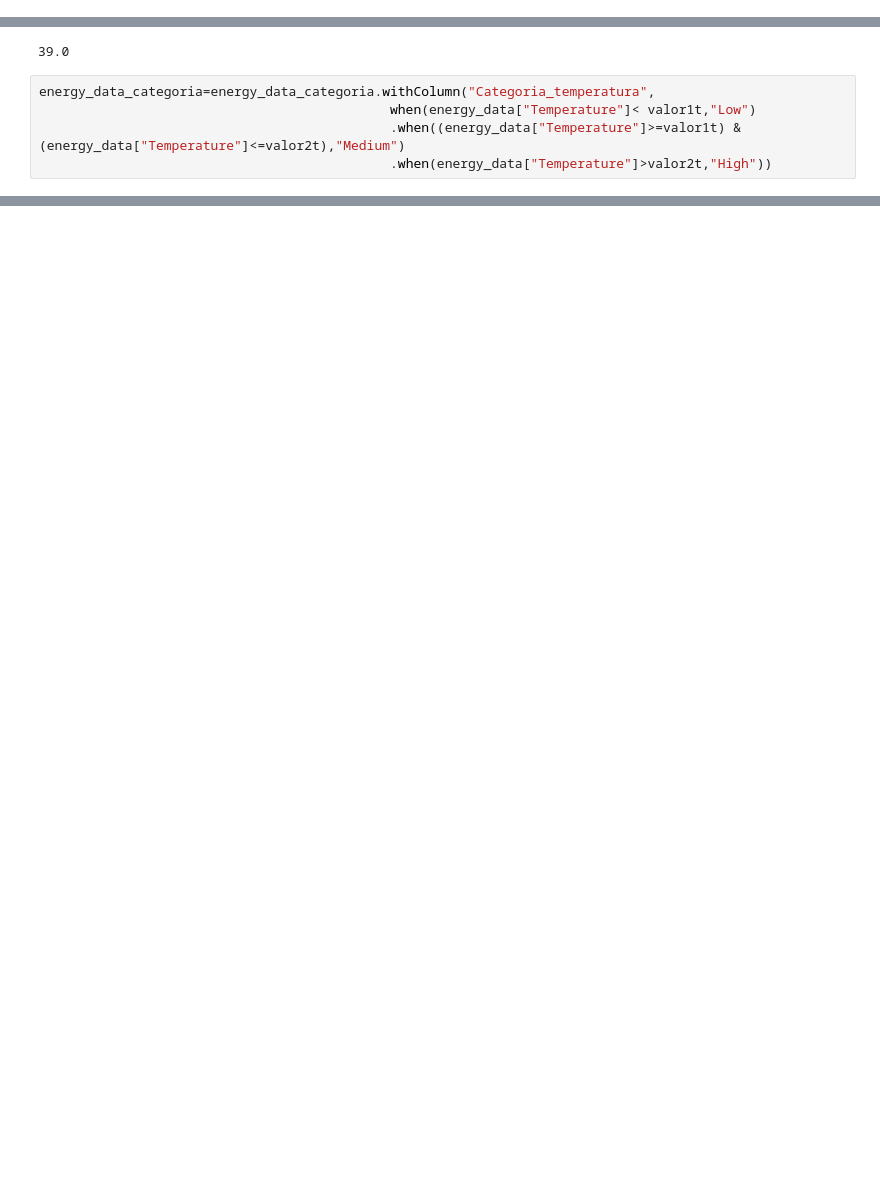
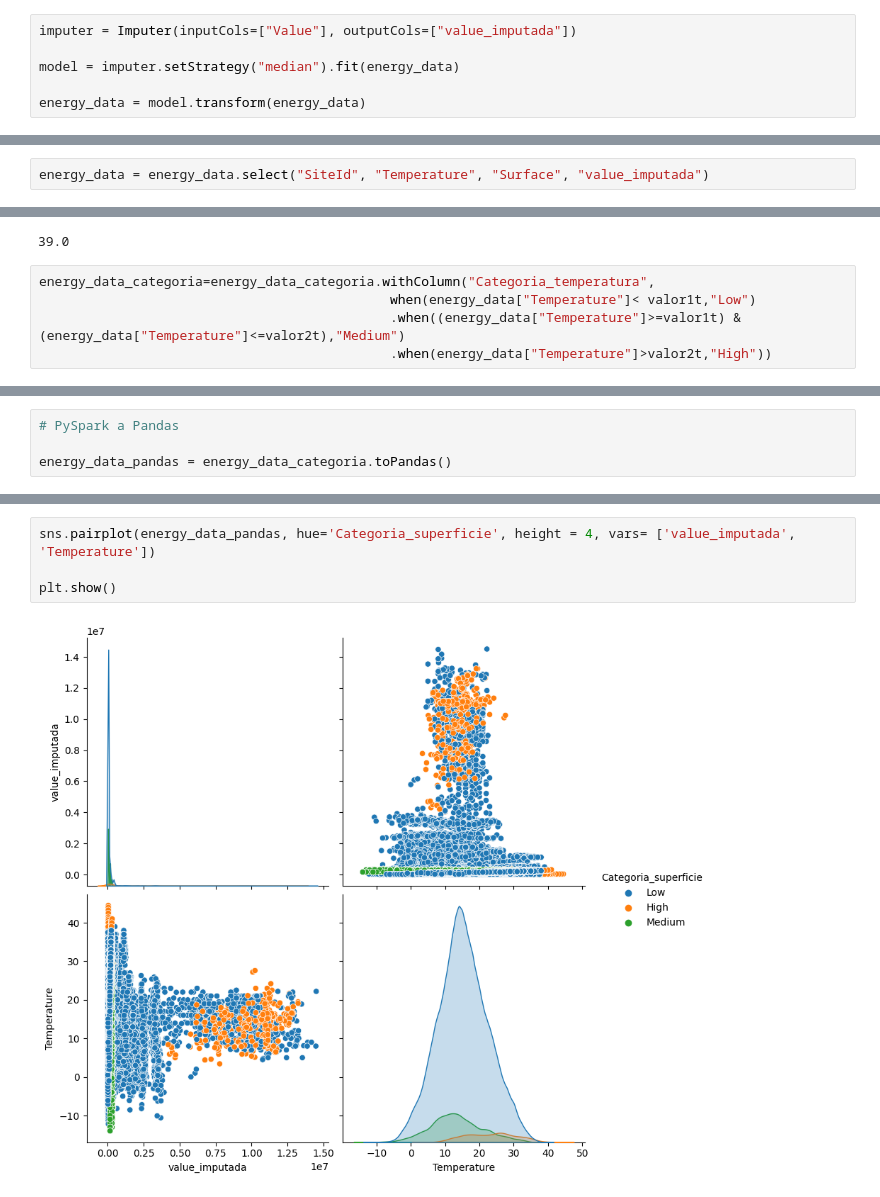
Before and after one commit to jfrenza/min_datos_gdes_vol_info, a Jupyter notebook: PySpark_Proyecto.ipynb, the cells around one changed output, grey strips where cells are left out. Cells and saved outputs as stored; diff of their text form; blank space fills up the shorter version.

Commit message:
Update pySpark project

```diff
--- a/PySpark_Proyecto.ipynb
+++ b/PySpark_Proyecto.ipynb
@@ -379,0 +415,6 @@ only showing top 20 rows
+# %%
+imputer = Imputer(inputCols=["Value"], outputCols=["value_imputada"])
+
+model = imputer.setStrategy("median").fit(energy_data)
+
+energy_data = model.transform(energy_data)
@@ -380,3 +436,5 @@ only showing top 20 rows
+# %%
+energy_data = energy_data.select("SiteId", "Temperature", "Surface", "value_imputada")
 # %% [markdown]
 ### Se realiza la categorización de las variables para analizar los datos de forma gráfica e intuir posibles clusters.
 # %% [markdown]
@@ -491 +548,5 @@ energy_data_categoria.show()
 only showing top 20 rows
+# %%
+# PySpark a Pandas
+
+energy_data_pandas = energy_data_categoria.toPandas()
@@ -491,0 +556,6 @@ only showing top 20 rows
+# %%
+sns.pairplot(energy_data_pandas, hue='Categoria_superficie', height = 4, vars= ['value_imputada', 'Temperature'])
+
+plt.show()
+# %% [output]
+[figure, added]
```
Also changed, not shown: parts of 37 cells of this notebook.
